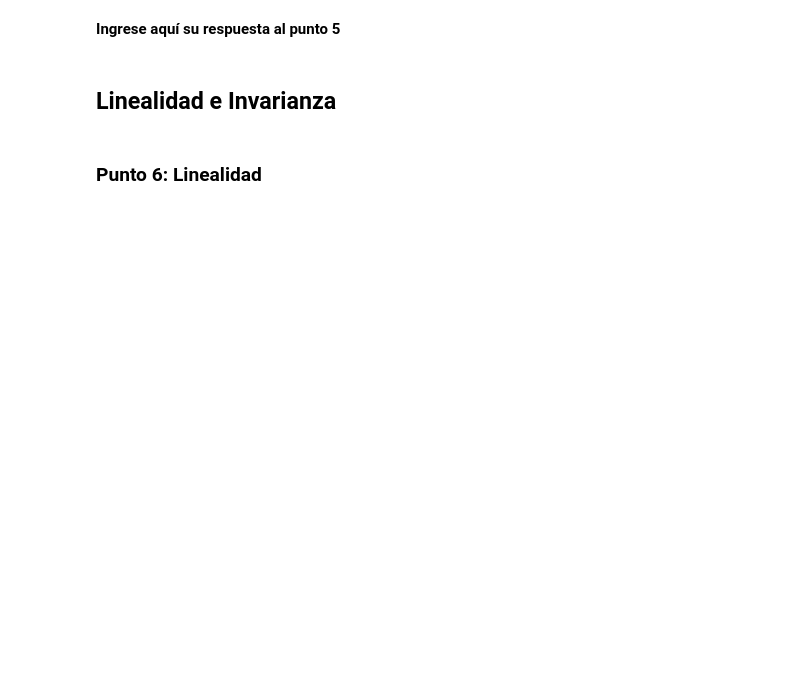
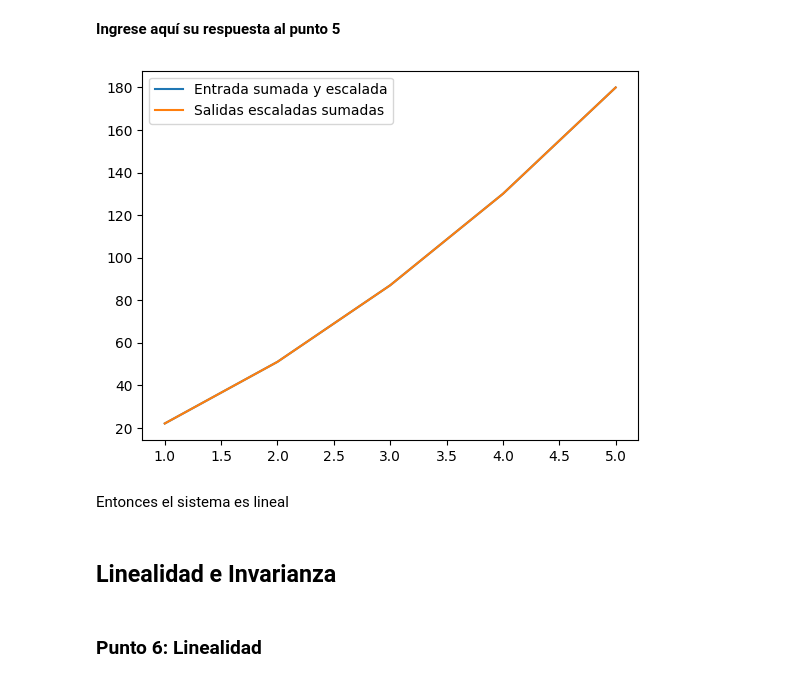
Before and after one commit to fg-edu-tep/Senales-Lab, a Jupyter notebook: lab3/Laboratorio_3_2025_1.ipynb, the cells around one changed output. Cells and saved outputs as stored; diff of their text form; code cells hidden in the pictures; blank space fills up the shorter version.

```diff
--- a/lab3/Laboratorio_3_2025_1.ipynb
+++ b/lab3/Laboratorio_3_2025_1.ipynb
@@ -113,5 +129,41 @@ print(cumulative_numbers)
 # %% [markdown]
 **Ingrese aquí su respuesta al punto 5**
+# %%
+# Valores de entrada
+alpha = 4
+beta = 3
+numbers = [1, 2, 3, 4, 5]
+other_numbers = [6, 7, 8, 9, 10]
+
+# Aplicar la suma acumulativa a las entradas escaladas
+cumulative_numbers = cumulative_sum([alpha * num for num in numbers])
+other_cumulative_numbers = cumulative_sum([beta * num for num in other_numbers])
+
+# Construir la entrada combinada
+input_added_and_scaled = []
+for i in range(len(numbers)):
+    number_k = alpha * numbers[i]
+    other_number_k = beta * other_numbers[i]
+    result_k = number_k + other_number_k
+    input_added_and_scaled.append(result_k)
+
+# Aplicar la suma acumulativa a la entrada combinada
+cumulative_added_and_scaled = cumulative_sum(input_added_and_scaled)
+
+# Sumar las salidas individuales escaladas
+scaled_outputs_summed = []
+for i in range(len(other_cumulative_numbers)):
+    scaled_outputs_summed.append(cumulative_numbers[i] + other_cumulative_numbers[i])
+
+# Graficar los resultados
+plt.plot(numbers, cumulative_added_and_scaled, label="Entrada sumada y escalada")
+plt.plot(numbers, scaled_outputs_summed, label="Salidas escaladas sumadas")
+plt.legend()
+plt.show()
+# %% [output]
+[figure, added]
+# %% [markdown]
+Entonces el sistema es lineal
 # %% [markdown]
 ## Linealidad e Invarianza
 # %%
```
Also changed, not shown: parts of 8 cells of this notebook.
